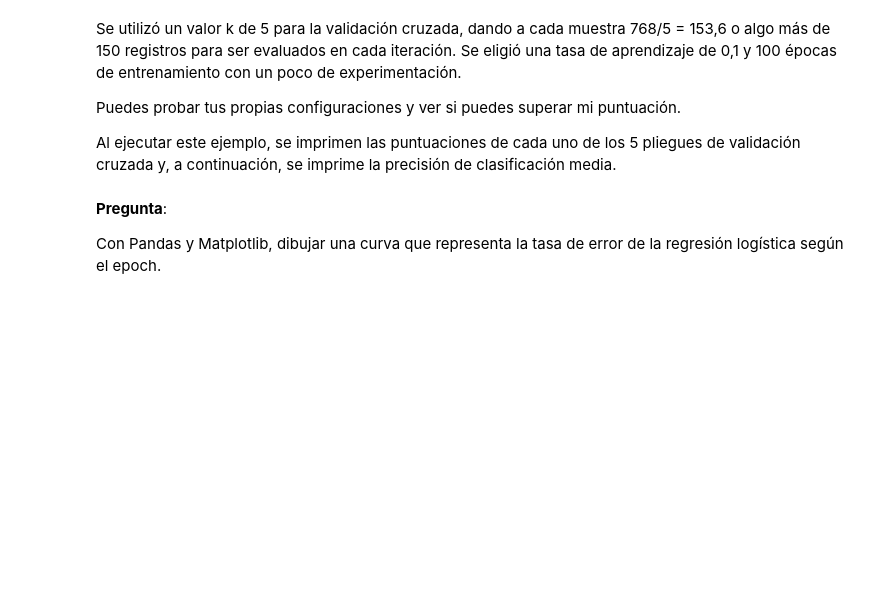
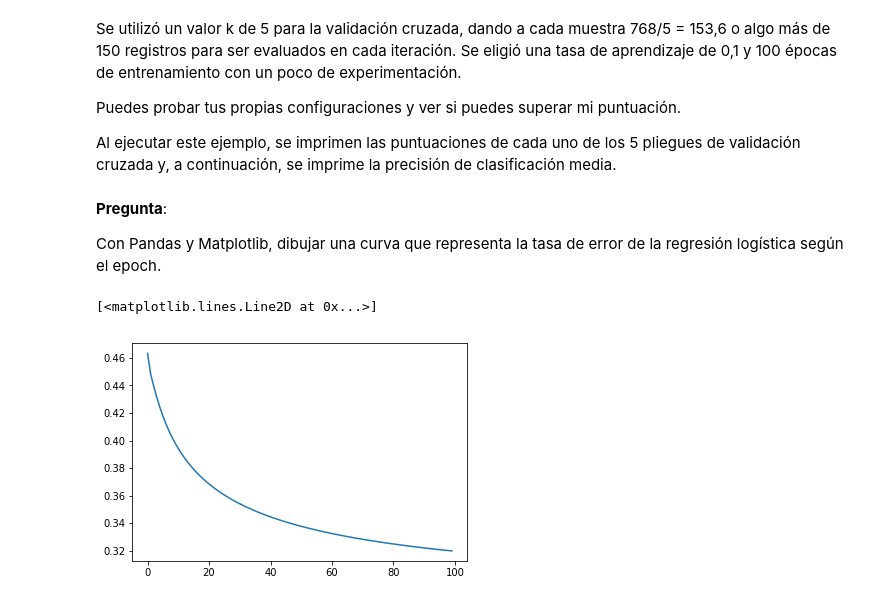
Before and after one commit to fr4j4/INFO267_francisco_gonzalez, a Jupyter notebook: tp5/Notebook 5 - Regresión Logística y Stochastic Gradient Descent.ipynb, the cells around one changed output. Drawn from its saved outputs; the diff is of its cells as text; code cells hidden in the pictures; blank space fills up the shorter version.

```diff
--- a/tp5/Notebook 5 - Regresión Logística y Stochastic Gradient Descent.ipynb
+++ b/tp5/Notebook 5 - Regresión Logística y Stochastic Gradient Descent.ipynb
@@ -266,6 +285,8 @@ from random import seed
 from random import randrange
 from csv import reader
 from math import exp
+
+epoch_errors=list()
 
 # Load a CSV file
 def load_csv(filename):
@@ -350,14 +371,19 @@ def predict(row, coefficients):
 def coefficients_sgd(train, l_rate, n_epoch):
     coef = [0.0 for i in range(len(train[0]))]
     for epoch in range(n_epoch):
-        print("epoch:"+str(epoch))
+        #print("epoch:"+str(epoch))
+        err_avg=0
         for row in train:
             yhat = predict(row, coef)
             error = row[-1] - yhat
+            err_avg = err_avg + abs(error)
             coef[0] = coef[0] + l_rate * error * yhat * (1.0 - yhat)
             #print("coef_0:"+str(coef[0]))
             for i in range(len(row)-1):
                 coef[i + 1] = coef[i + 1] + l_rate * error * yhat * (1.0 - yhat) * row[i]
+        err_avg=err_avg / len(train)
+        if(len(epoch_errors)<n_epoch):
+            epoch_errors.append([epoch,err_avg])
     return coef
 
 # Linear Regression Algorithm With Stochastic Gradient Descent
@@ -401,0 +429,9 @@ Con Pandas y Matplotlib, dibujar una curva que representa la tasa de error de la
+# %%
+import matplotlib as mp
+epoch=list(map(lambda p:p[0],epoch_errors))
+avg_err=list(map(lambda p:p[1],epoch_errors))
+
+mp.pyplot.plot(epoch,avg_err)
+# %% [output]
+[<matplotlib.lines.Line2D at 0x...>]
+[figure, added]
```
Also changed, not shown: parts of 5 cells of this notebook.
